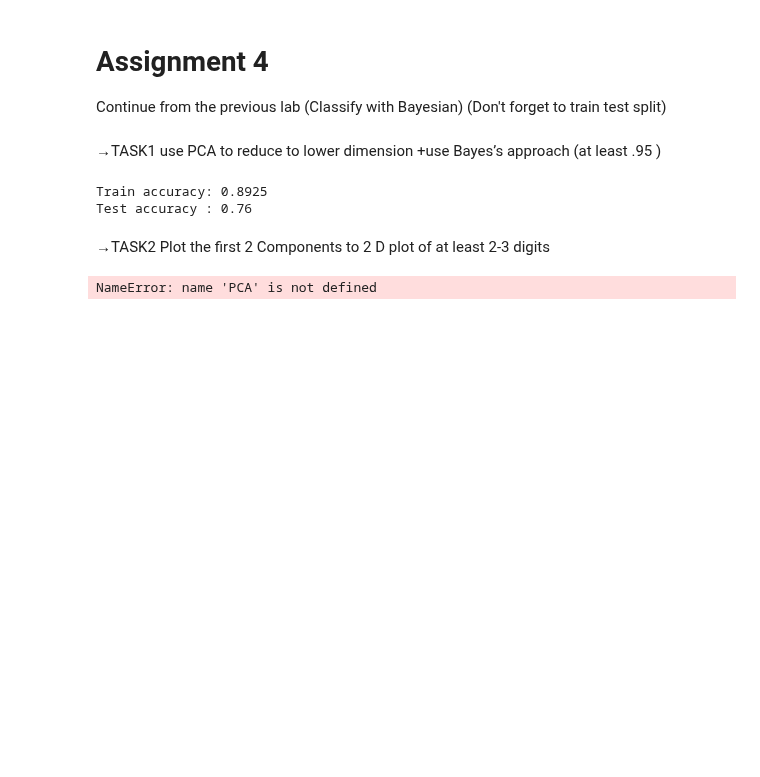
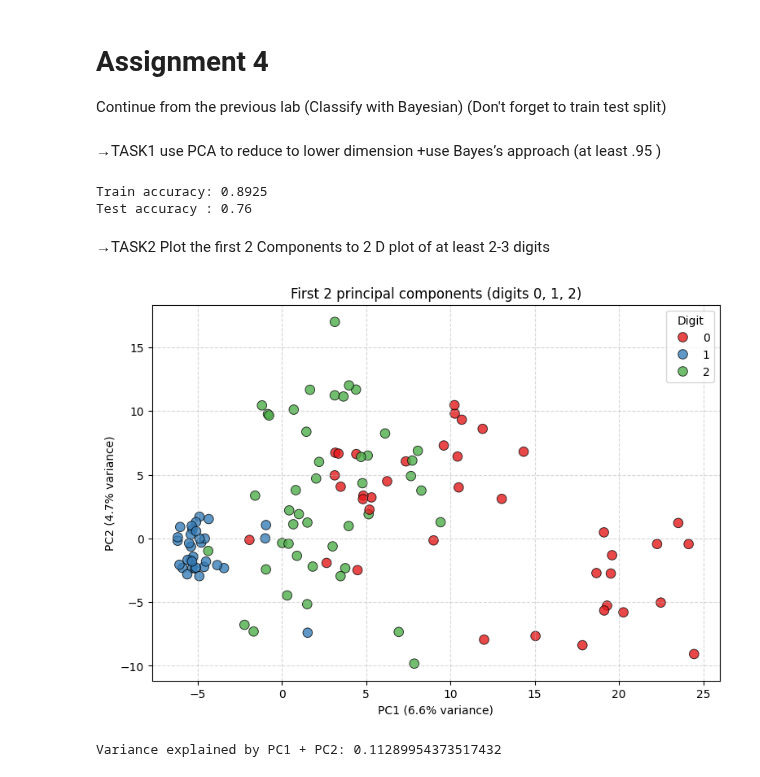
Before and after one commit to 100522155/egci463, a Jupyter notebook: Week3/Reading_digit_with_SKlearn.ipynb, the cells around one changed output. Cells and saved outputs as stored; diff of their text form; code cells hidden in the pictures; blank space fills up the shorter version.

```diff
--- a/Week3/Reading_digit_with_SKlearn.ipynb
+++ b/Week3/Reading_digit_with_SKlearn.ipynb
@@ -402,29 +404,35 @@ Test accuracy : 0.76
 →TASK2
 Plot the first 2 Components to 2 D plot of at least 2-3 digits
 # %%
-pca = PCA(n_components=50)          # or PCA(0.95) for 95% variance
-components = pca.fit_transform(X_train)
-X_reconstructed = pca.inverse_transform(components)
+import seaborn as sns
 
+#Conserves the two highest variance directions
+pca_2d = PCA(n_components=2)
+X_train_pca2d = pca_2d.fit_transform(X_train_std)   # learn only with train
+
+# Choose 3 digits that is wanted to draw
 selected_digits = [0, 1, 2]
 mask = np.isin(y_train, selected_digits)
+#To see which images are from the selected_digits
 
-X_plot = X_train_pca2d[mask]
-y_plot = y_train[mask]
+X_plot = X_train_pca2d[mask] # Images from selected digits from x_train
+y_plot = y_train[mask] #Images from selected digits from y_train
 
 plt.figure(figsize=(9, 6))
-scatter = sns.scatterplot(
-    x=X_plot[:, 0],
-    y=X_plot[:, 1],
-    hue=y_plot,
-    palette="Set1",
-    s=70,
-    alpha=0.8,
-    edgecolor="k",
-)
+#Draw graphic
+sns.scatterplot( x=X_plot[:, 0], y=X_plot[:, 1], hue=y_plot,
+    palette="Set1", s=70, alpha=0.8, edgecolor="k")
 
-plt.legend(title="Dígito", loc="best")
+#Parameters to adjust
+var = pca_2d.explained_variance_ratio_
+plt.xlabel(f"PC1 ({var[0]*100:.1f}% variance)")
+plt.ylabel(f"PC2 ({var[1]*100:.1f}% variance)")
+plt.title("First 2 principal components (digits 0, 1, 2)")
+plt.legend(title="Digit", loc="best")
 plt.grid(True, linestyle="--", alpha=0.5)
 plt.show()
+
+print("Variance explained by PC1 + PC2:", var.sum())
 # %% [output]
+[figure, added]
-NameError: name 'PCA' is not defined
+Variance explained by PC1 + PC2: 0.11289954373517432
```
Also changed, not shown: parts of 7 cells of this notebook.
